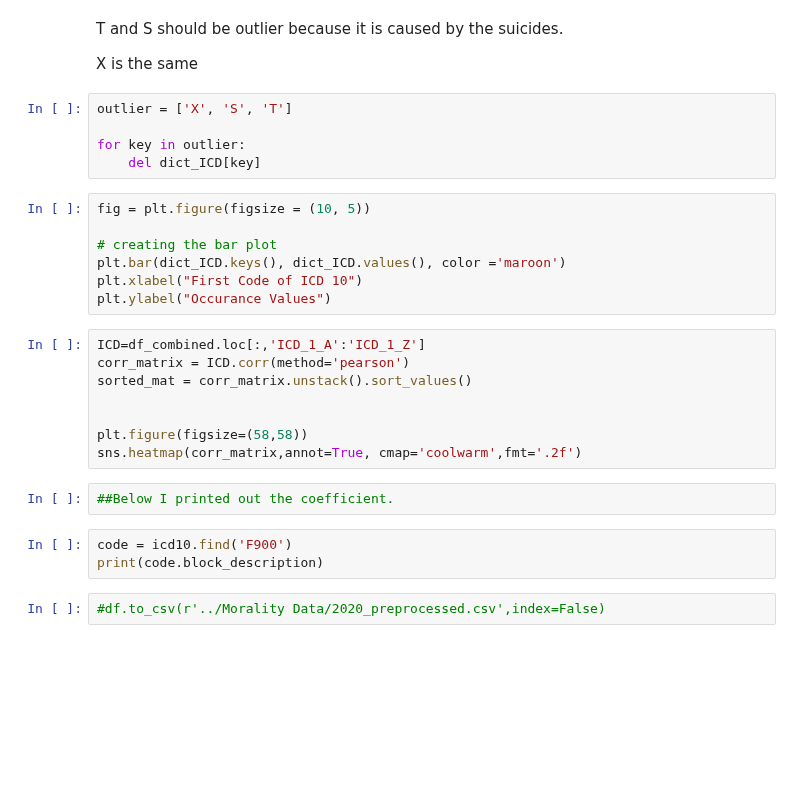
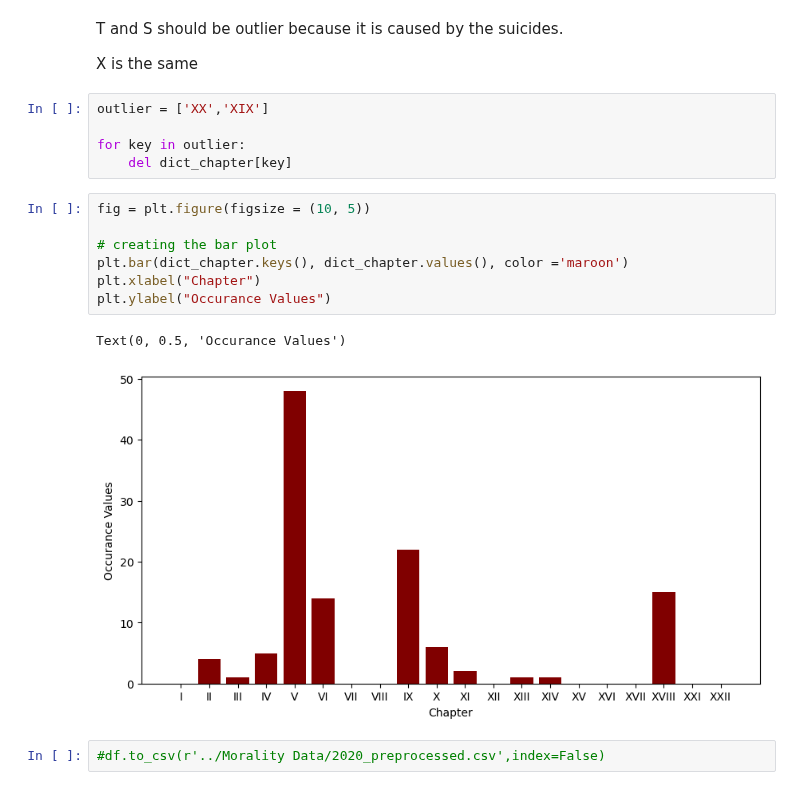
Before and after one commit to TimothiTsui/Anti_Suicide_Squad, a Jupyter notebook: preprocessing.ipynb, the cells around one changed output. Saved outputs shown, nothing was run; the diff lists cells and outputs as text; blank space fills up the shorter version.

```diff
--- a/preprocessing.ipynb
+++ b/preprocessing.ipynb
@@ -222,29 +187,19 @@ T and S should be outlier because it is caused by the suicides.
 
 X is the same
 # %%
-outlier = ['X', 'S', 'T']
+outlier = ['XX','XIX']
 
 for key in outlier:
-    del dict_ICD[key]
+    del dict_chapter[key]
 # %%
 fig = plt.figure(figsize = (10, 5))
 
 # creating the bar plot
-plt.bar(dict_ICD.keys(), dict_ICD.values(), color ='maroon')
-plt.xlabel("First Code of ICD 10")
+plt.bar(dict_chapter.keys(), dict_chapter.values(), color ='maroon')
+plt.xlabel("Chapter")
 plt.ylabel("Occurance Values")
+# %% [output]
+Text(0, 0.5, 'Occurance Values')
+[figure, added]
-# %%
-ICD=df_combined.loc[:,'ICD_1_A':'ICD_1_Z']
-corr_matrix = ICD.corr(method='pearson')
-sorted_mat = corr_matrix.unstack().sort_values()
-
-
-plt.figure(figsize=(58,58))
-sns.heatmap(corr_matrix,annot=True, cmap='coolwarm',fmt='.2f')
-# %%
-##Below I printed out the coefficient.
-# %%
-code = icd10.find('F900')
-print(code.block_description)
 # %%
 #df.to_csv(r'../Morality Data/2020_preprocessed.csv',index=False)
```
Also changed, not shown: parts of 9 cells of this notebook.
